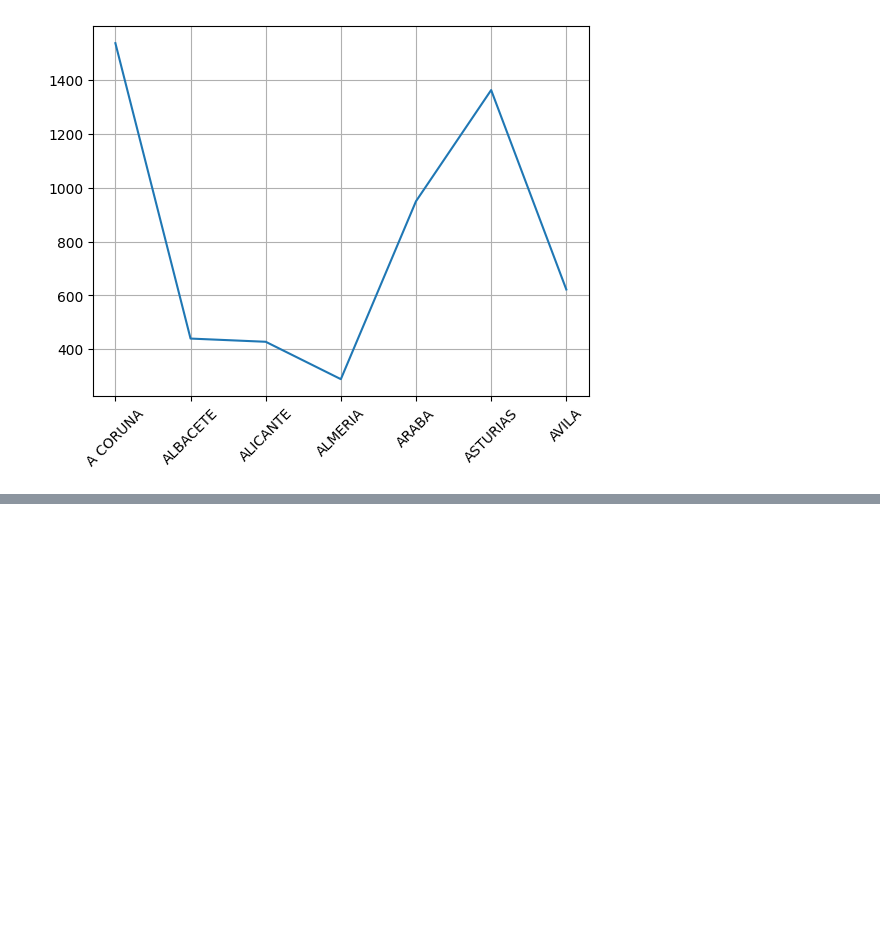
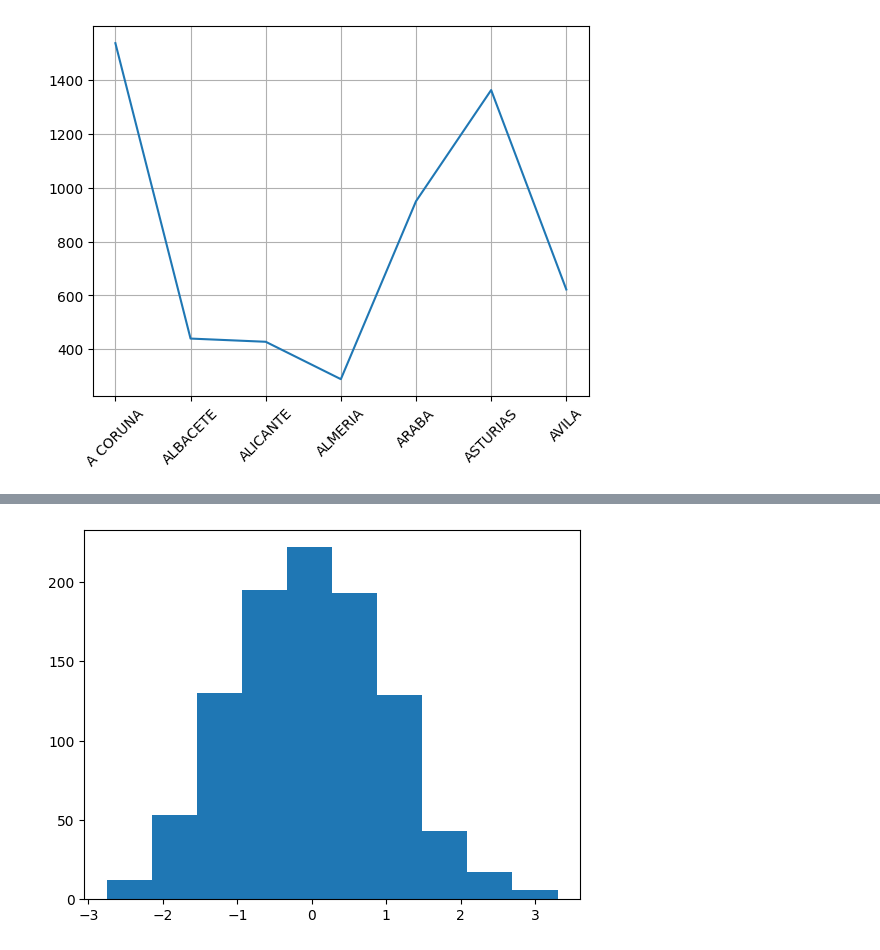
Before and after one commit to MyAppsTest/ciencia_datos_udemy_fg, a Jupyter notebook: Matplotlib.ipynb, the cells around one changed output, grey strips where cells are left out. Cells and saved outputs as stored; diff of their text form; code cells hidden in the pictures; blank space fills up the shorter version.

```diff
--- a/Matplotlib.ipynb
+++ b/Matplotlib.ipynb
@@ -57,0 +93,6 @@ plt.xticks(rotation=45);
+# %%
+numeros = np.random.randn(1000)
+# %%
+plt.hist(numeros);
+# %% [output]
+[figure, added]
```
Also changed, not shown: parts of 11 cells of this notebook.
